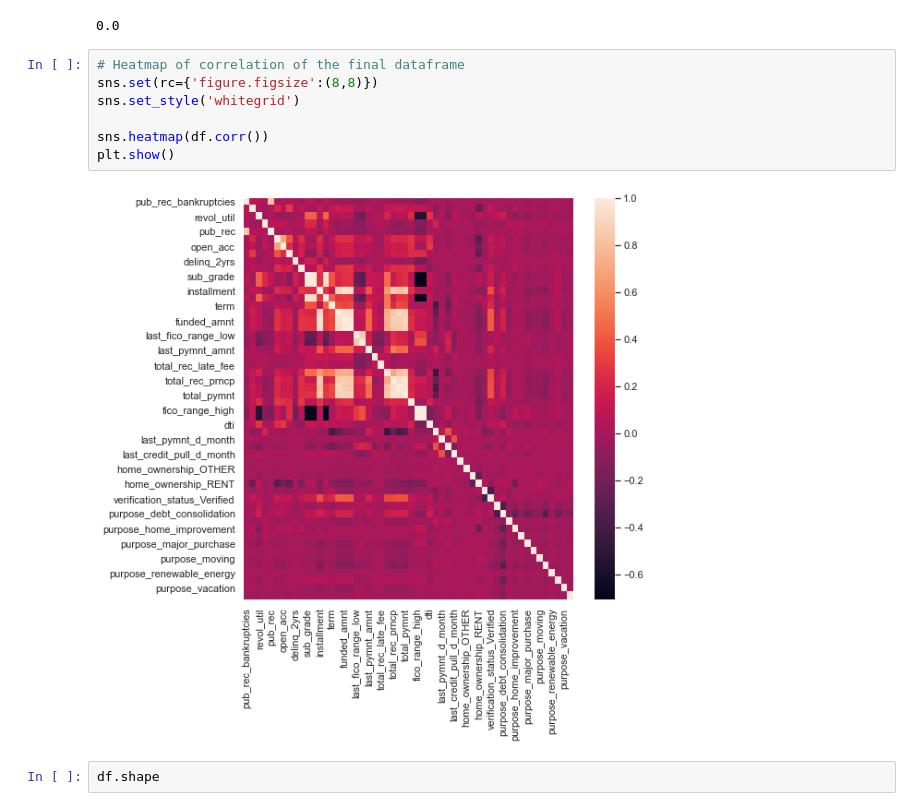
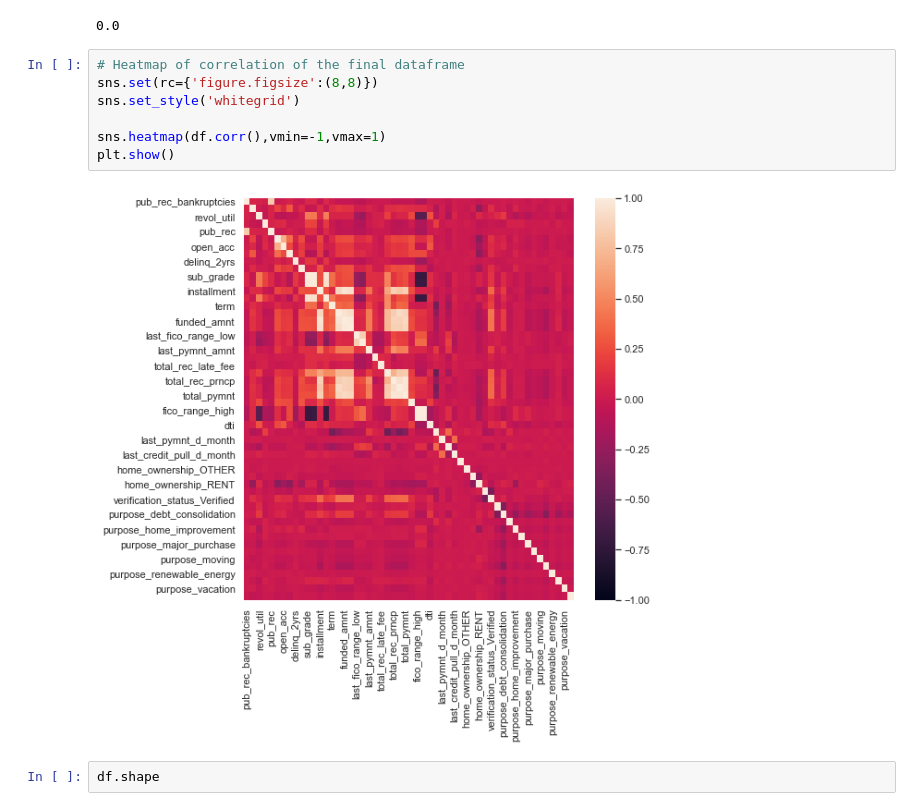
Before and after one commit to 786country/lending_club, a Jupyter notebook: lending_club.ipynb, the cells around one changed output. Drawn from its saved outputs; the diff is of its cells as text.

```diff
--- a/lending_club_pre_processing - Copy.ipynb
+++ b/lending_club.ipynb
@@ -690,12 +690,12 @@ df.head()
 # %%
 # Heatmap of correlation of the final dataframe
 sns.set(rc={'figure.figsize':(8,8)})
 sns.set_style('whitegrid')
 
-sns.heatmap(df.corr())
+sns.heatmap(df.corr(),vmin=-1,vmax=1)
 plt.show()
 # %% [output]
-[figure, old version]
+[figure, new version]
 # %%
 df.shape
 # %% [output]
```
Also changed, not shown: parts of 4 cells of this notebook, 3 other files.
